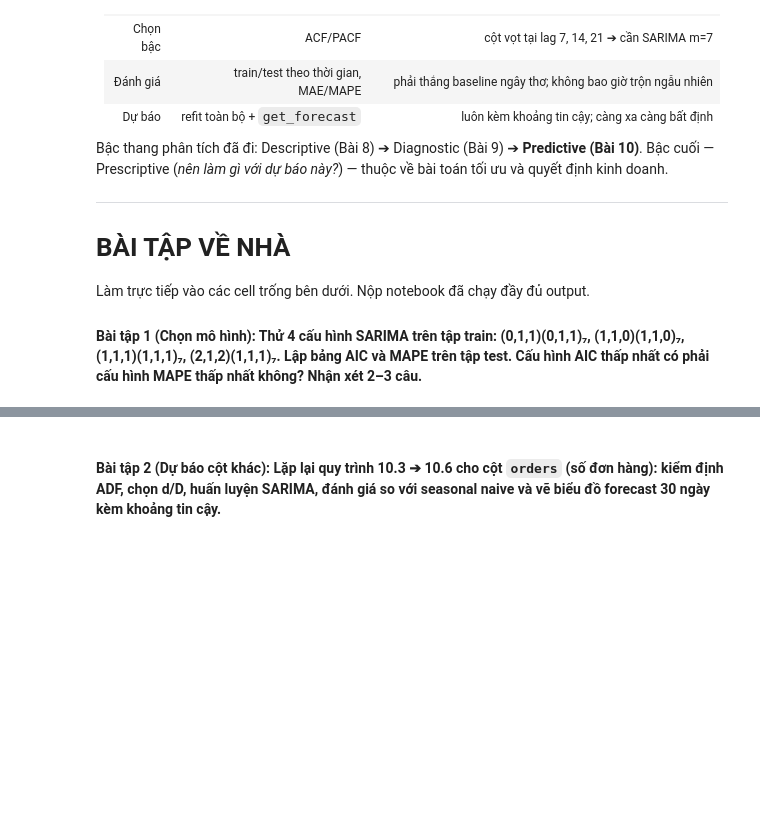
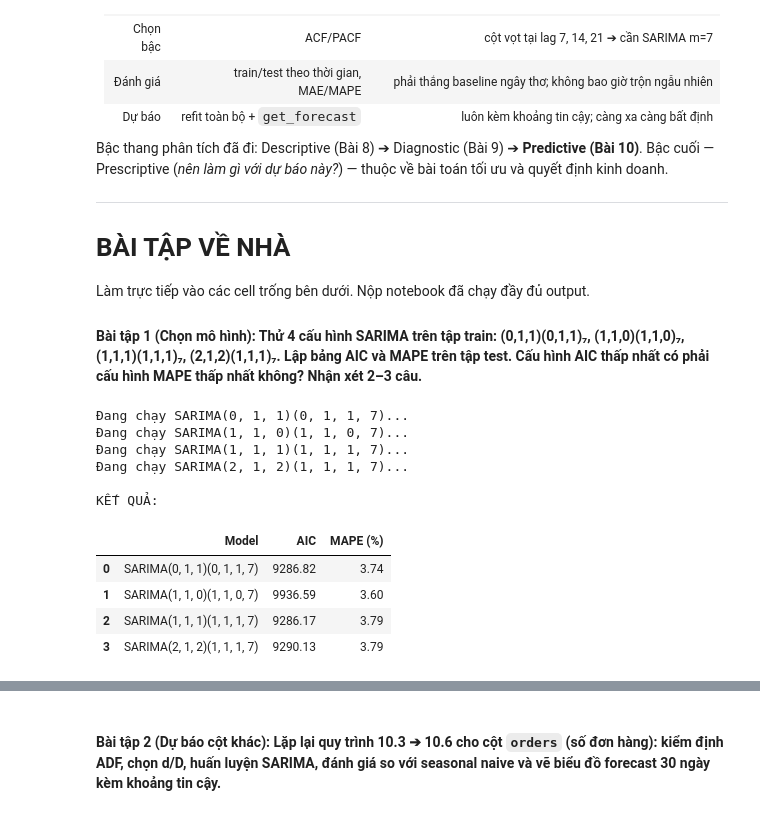
Before and after one commit to VIRET2510/DataAnalytics, a Jupyter notebook: lab10/Lab10.ipynb, the cells around one changed output, grey strips where cells are left out. Saved outputs shown, nothing was run; the diff lists cells and outputs as text; code cells hidden in the pictures; blank space fills up the shorter version.

```diff
--- a/lab10/Lab10.ipynb
+++ b/lab10/Lab10.ipynb
@@ -367,3 +367,83 @@ Làm trực tiếp vào các cell trống bên dưới. Nộp notebook đã ch
 #### Bài tập 1 (Chọn mô hình): Thử 4 cấu hình SARIMA trên tập train: (0,1,1)(0,1,1)₇, (1,1,0)(1,1,0)₇, (1,1,1)(1,1,1)₇, (2,1,2)(1,1,1)₇. Lập bảng AIC và MAPE trên tập test. Cấu hình AIC thấp nhất có phải cấu hình MAPE thấp nhất không? Nhận xét 2–3 câu.
 # %%
 # --- BÀI TẬP 1 ---
+
+# 4 cấu hình SARIMA cần thử
+configs = [
+    ((0, 1, 1), (0, 1, 1, 7)),
+    ((1, 1, 0), (1, 1, 0, 7)),
+    ((1, 1, 1), (1, 1, 1, 7)),
+    ((2, 1, 2), (1, 1, 1, 7))
+]
+
+ket_qua = []
+
+for order, seasonal_order in configs:
+    print(f"Đang chạy SARIMA{order}{seasonal_order}...")
+
+    model = SARIMAX(
+        train,
+        order=order,
+        seasonal_order=seasonal_order,
+        trend="c"
+    )
+
+    fitted = model.fit(disp=False)
+
+    # Dự báo 60 ngày trên tập test
+    forecast = fitted.forecast(SO_NGAY_TEST)
+
+    # Tính MAPE
+    mape = (
+        (test - forecast).abs() / test
+    ).mean() * 100
+
+    ket_qua.append({
+        "Model": f"SARIMA{order}{seasonal_order}",
+        "AIC": fitted.aic,
+        "MAPE (%)": mape
+    })
+
+# Tạo bảng kết quả
+bang_ket_qua = pd.DataFrame(ket_qua)
+
+# Làm tròn
+bang_ket_qua["AIC"] = bang_ket_qua["AIC"].round(2)
+bang_ket_qua["MAPE (%)"] = bang_ket_qua["MAPE (%)"].round(2)
+
+print("\nKẾT QUẢ:")
+display(bang_ket_qua)
+
+# Tìm mô hình có AIC thấp nhất
+model_aic_min = bang_ket_qua.loc[
+    bang_ket_qua["AIC"].idxmin()
+]
+
+# Tìm mô hình có MAPE thấp nhất
+model_mape_min = bang_ket_qua.loc[
+    bang_ket_qua["MAPE (%)"].idxmin()
+]
+
+print("\nMô hình có AIC thấp nhất:")
+print(model_aic_min["Model"], "→ AIC =", model_aic_min["AIC"])
+
+print("\nMô hình có MAPE thấp nhất:")
+print(model_mape_min["Model"], "→ MAPE =", model_mape_min["MAPE (%)"], "%")
+
+print("\nKết luận:")
+if model_aic_min["Model"] == model_mape_min["Model"]:
+    print("Mô hình có AIC thấp nhất cũng có MAPE thấp nhất.")
+else:
+    print("Mô hình có AIC thấp nhất KHÔNG phải là mô hình có MAPE thấp nhất.")
+# %% [output]
+Đang chạy SARIMA(0, 1, 1)(0, 1, 1, 7)...
+Đang chạy SARIMA(1, 1, 0)(1, 1, 0, 7)...
+Đang chạy SARIMA(1, 1, 1)(1, 1, 1, 7)...
+Đang chạy SARIMA(2, 1, 2)(1, 1, 1, 7)...
+
+KẾT QUẢ:
+|  | Model | AIC | MAPE (%) |
+| 0 | SARIMA(0, 1, 1)(0, 1, 1, 7) | 9286.82 | 3.74 |
+| 1 | SARIMA(1, 1, 0)(1, 1, 0, 7) | 9936.59 | 3.60 |
+| 2 | SARIMA(1, 1, 1)(1, 1, 1, 7) | 9286.17 | 3.79 |
+| 3 | SARIMA(2, 1, 2)(1, 1, 1, 7) | 9290.13 | 3.79 |
```
Also changed, not shown: parts of 3 cells of this notebook, 2 other files.
